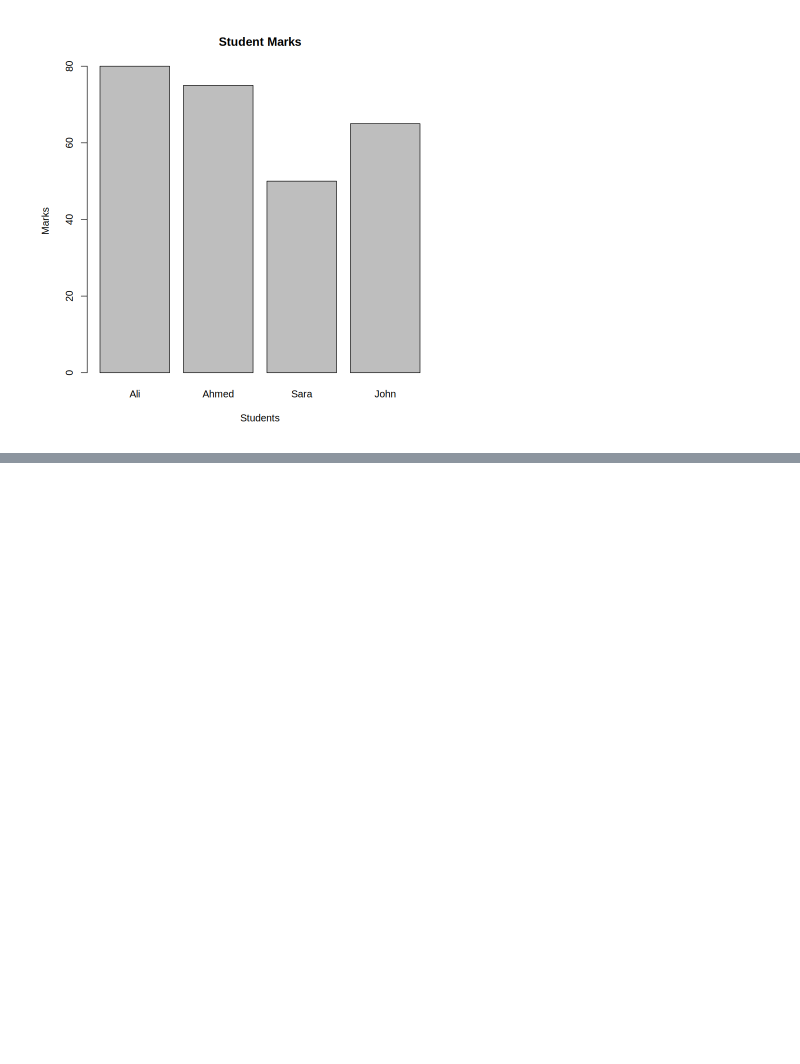
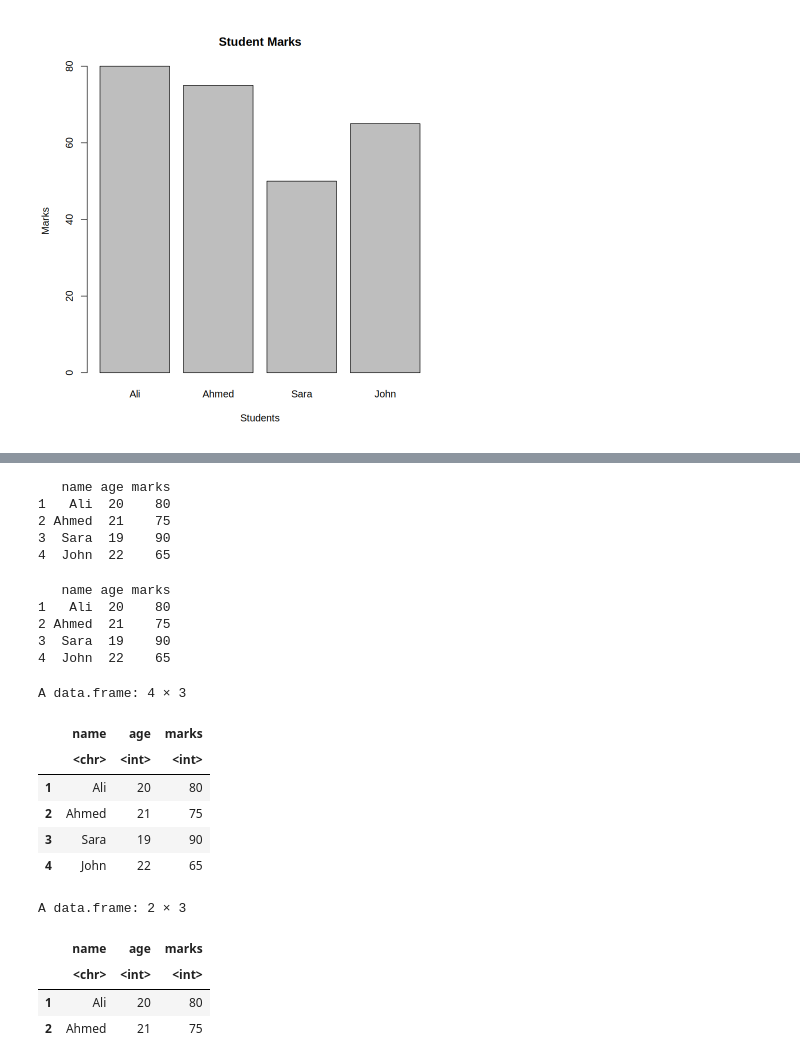
Before and after one commit to Premkumar-1212/GCF---Sem5, a Jupyter notebook: GCF.ipynb, the cells around one changed output, grey strips where cells are left out. Saved outputs shown, nothing was run; the diff lists cells and outputs as text; code cells hidden in the pictures; blank space fills up the shorter version.

```diff
--- a/GCF.ipynb
+++ b/GCF.ipynb
@@ -420,0 +438,49 @@ barplot(
+# %%
+#Create a csv File
+students<-data.frame(
+  name=c("Ali","Ahmed","Sara","John"),
+  age=c(20,21,19,22),
+  marks=c(80,75,90,65)
+)
+#save the data as a csv file
+write.csv(
+  students,
+  "students.csv",
+  row.names = FALSE
+)
+print(students)
+# %% [output]
+   name age marks
+1   Ali  20    80
+2 Ahmed  21    75
+3  Sara  19    90
+4  John  22    65
+# %%
+#import CSV FILE
+#read.csv is used to read the csv file
+data<-read.csv("students.csv")
+print(data)
+
+#show first 6 rows
+head(data)
+
+#to show user preference rows
+head(data, 2)
+# %% [output]
+   name age marks
+1   Ali  20    80
+2 Ahmed  21    75
+3  Sara  19    90
+4  John  22    65
+A data.frame: 4 × 3
+|  | name | age | marks |
+|  | <chr> | <int> | <int> |
+| 1 | Ali | 20 | 80 |
+| 2 | Ahmed | 21 | 75 |
+| 3 | Sara | 19 | 90 |
+| 4 | John | 22 | 65 |
+A data.frame: 2 × 3
+|  | name | age | marks |
+|  | <chr> | <int> | <int> |
+| 1 | Ali | 20 | 80 |
+| 2 | Ahmed | 21 | 75 |
```
Also changed, not shown: parts of 5 cells of this notebook.
